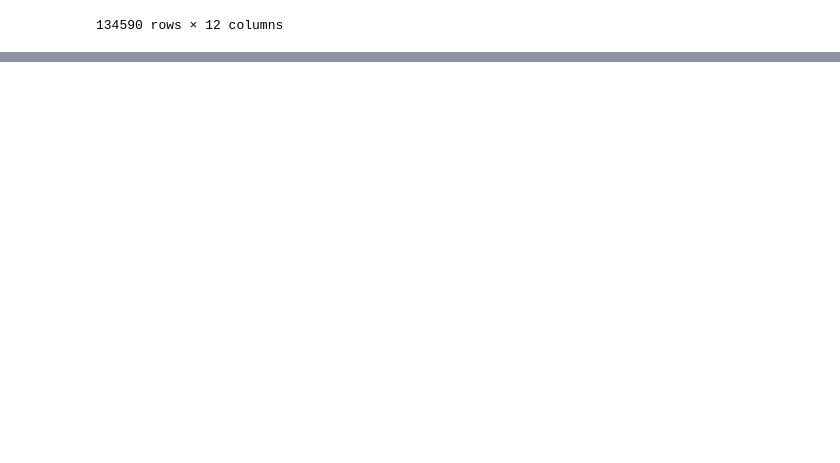
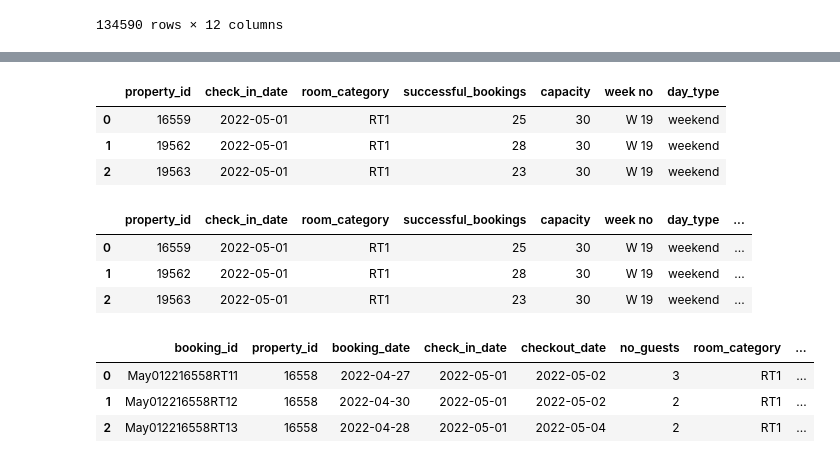
Before and after one commit to sidiquegithub/HOSPITALITY-PROJECT, a Jupyter notebook: CODE/ANALYSIS .ipynb, the cells around one changed output, grey strips where cells are left out. Drawn from its saved outputs; the diff is of its cells as text; code cells hidden in the pictures; blank space fills up the shorter version.

```diff
--- a/CODE/ANALYSIS .ipynb
+++ b/CODE/ANALYSIS .ipynb
@@ -122,0 +126,10 @@ df_2
+# %%
+# Convert date fromat in the datarame date
+
+date['date'] = pd.to_datetime(date['date'], format='%d-%b-%y')
+
+# Convert the 'date' column to the desired format
+date['date'] = date['date'].dt.strftime('%Y-%m-%d')
+
+# Display the updated DataFrame
+date.head()
@@ -122,0 +185,7 @@ df_2
+# %%
+# Now add the column week no and day_type column from the dataframe date to the dataframes df_1 and df_2.
+# This is done using merge
+
+# Merge based on 'date' and 'check_in_date'
+df_1 = pd.merge(df_1, date, how='left', left_on='check_in_date', right_on='date')
+df_1.head()
@@ -122,0 +199,9 @@ df_2
+# %%
+# Let us drop 1 date and mm yy coloumns from above
+df_1 = df_1.drop(columns = ['date','mmm yy'])
+df_1.head(3)
+# %% [output]
+|  | property_id | check_in_date | room_category | successful_bookings | capacity | week no | day_type |
+| 0 | 16559 | 2022-05-01 | RT1 | 25 | 30 | W 19 | weekend |
+| 1 | 19562 | 2022-05-01 | RT1 | 28 | 30 | W 19 | weekend |
+| 2 | 19563 | 2022-05-01 | RT1 | 23 | 30 | W 19 | weekend |
@@ -122,0 +210,8 @@ df_2
+# %%
+df_1 = pd.merge(df_1, hotels, how='left', left_on='property_id', right_on='property_id')
+df_1.head(3)
+# %% [output]
+|  | property_id | check_in_date | room_category | successful_bookings | capacity | week no | day_type | ... |
+| 0 | 16559 | 2022-05-01 | RT1 | 25 | 30 | W 19 | weekend | ... |
+| 1 | 19562 | 2022-05-01 | RT1 | 28 | 30 | W 19 | weekend | ... |
+| 2 | 19563 | 2022-05-01 | RT1 | 23 | 30 | W 19 | weekend | ... |
@@ -122,0 +220,12 @@ df_2
+# %%
+# Merge based on 'date' and 'check_in_date'
+df_2 = pd.merge(df_2, date, how='left', left_on='check_in_date', right_on='date')
+
+# remove date and mmm yy coloumns
+df_2 = df_2.drop(columns = ['date','mmm yy'])
+df_2.head(3)
+# %% [output]
+|  | booking_id | property_id | booking_date | check_in_date | checkout_date | no_guests | room_category | ... |
+| 0 | May012216558RT11 | 16558 | 2022-04-27 | 2022-05-01 | 2022-05-02 | 3 | RT1 | ... |
+| 1 | May012216558RT12 | 16558 | 2022-04-30 | 2022-05-01 | 2022-05-02 | 2 | RT1 | ... |
+| 2 | May012216558RT13 | 16558 | 2022-04-28 | 2022-05-01 | 2022-05-04 | 2 | RT1 | ... |
```
Also changed, not shown: parts of 29 cells of this notebook.
